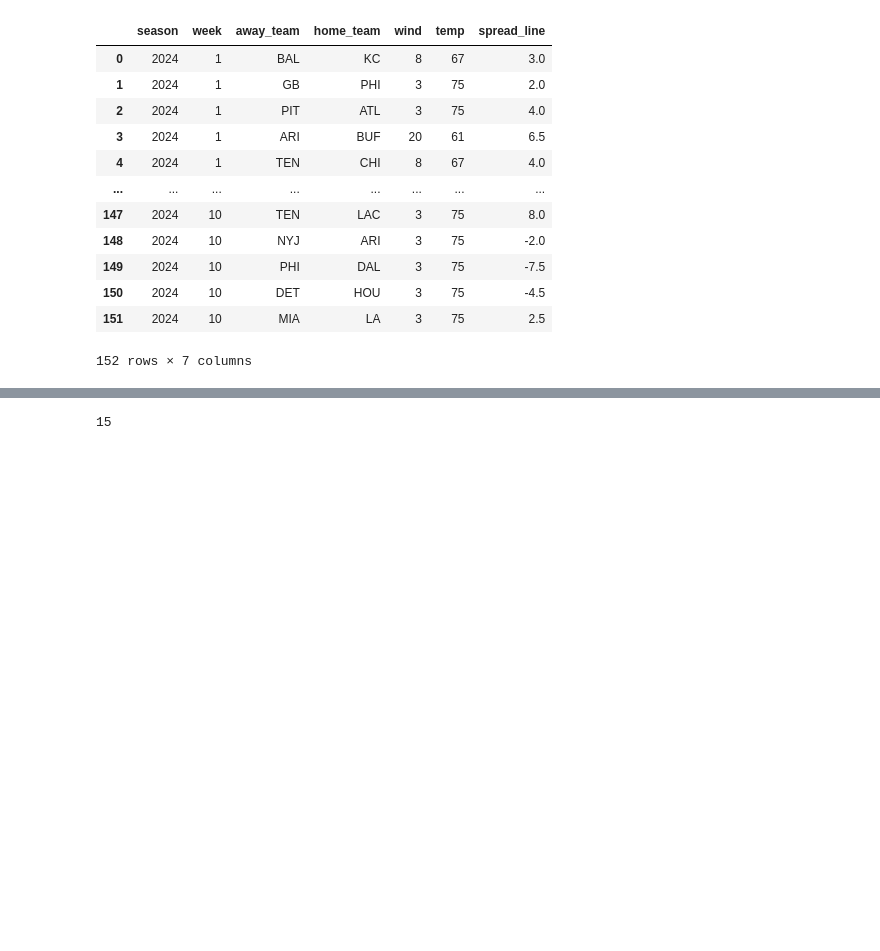
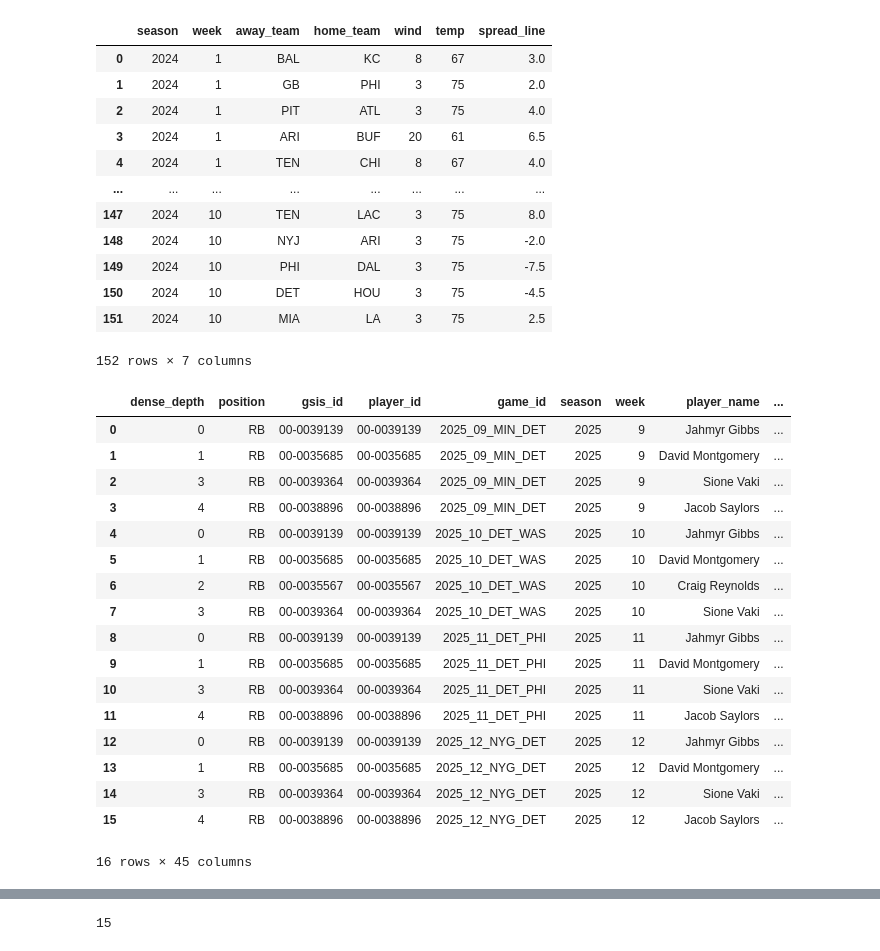
Before and after one commit to sharedw/NFL_sim, a Jupyter notebook: notebooks/other_notebooks/sim.ipynb, the cells around one changed output, grey strips where cells are left out. Cells and saved outputs as stored; diff of their text form; code cells hidden in the pictures; blank space fills up the shorter version.

```diff
--- a/notebooks/other_notebooks/sim.ipynb
+++ b/notebooks/other_notebooks/sim.ipynb
@@ -23,0 +35,28 @@ schedule
+# %%
+Quack.query('''select p.*
+from player_weekly_agg as p
+where p.team = 'DET'
+and p.season = '2025'
+and position = 'RB'
+			and p.week between 9 and 12
+order by p.week, dense_depth
+			''')
+# %% [output]
+|  | dense_depth | position | gsis_id | player_id | game_id | season | week | player_name | ... |
+| 0 | 0 | RB | 00-0039139 | 00-0039139 | 2025_09_MIN_DET | 2025 | 9 | Jahmyr Gibbs | ... |
+| 1 | 1 | RB | 00-0035685 | 00-0035685 | 2025_09_MIN_DET | 2025 | 9 | David Montgomery | ... |
+| 2 | 3 | RB | 00-0039364 | 00-0039364 | 2025_09_MIN_DET | 2025 | 9 | Sione Vaki | ... |
+| 3 | 4 | RB | 00-0038896 | 00-0038896 | 2025_09_MIN_DET | 2025 | 9 | Jacob Saylors | ... |
+| 4 | 0 | RB | 00-0039139 | 00-0039139 | 2025_10_DET_WAS | 2025 | 10 | Jahmyr Gibbs | ... |
+| 5 | 1 | RB | 00-0035685 | 00-0035685 | 2025_10_DET_WAS | 2025 | 10 | David Montgomery | ... |
+| 6 | 2 | RB | 00-0035567 | 00-0035567 | 2025_10_DET_WAS | 2025 | 10 | Craig Reynolds | ... |
+| 7 | 3 | RB | 00-0039364 | 00-0039364 | 2025_10_DET_WAS | 2025 | 10 | Sione Vaki | ... |
+| 8 | 0 | RB | 00-0039139 | 00-0039139 | 2025_11_DET_PHI | 2025 | 11 | Jahmyr Gibbs | ... |
+| 9 | 1 | RB | 00-0035685 | 00-0035685 | 2025_11_DET_PHI | 2025 | 11 | David Montgomery | ... |
+| 10 | 3 | RB | 00-0039364 | 00-0039364 | 2025_11_DET_PHI | 2025 | 11 | Sione Vaki | ... |
+| 11 | 4 | RB | 00-0038896 | 00-0038896 | 2025_11_DET_PHI | 2025 | 11 | Jacob Saylors | ... |
+| 12 | 0 | RB | 00-0039139 | 00-0039139 | 2025_12_NYG_DET | 2025 | 12 | Jahmyr Gibbs | ... |
+| 13 | 1 | RB | 00-0035685 | 00-0035685 | 2025_12_NYG_DET | 2025 | 12 | David Montgomery | ... |
+| 14 | 3 | RB | 00-0039364 | 00-0039364 | 2025_12_NYG_DET | 2025 | 12 | Sione Vaki | ... |
+| 15 | 4 | RB | 00-0038896 | 00-0038896 | 2025_12_NYG_DET | 2025 | 12 | Jacob Saylors | ... |
+16 rows × 45 columns
```
Also changed, not shown: parts of 5 cells of this notebook, 2 other files.
